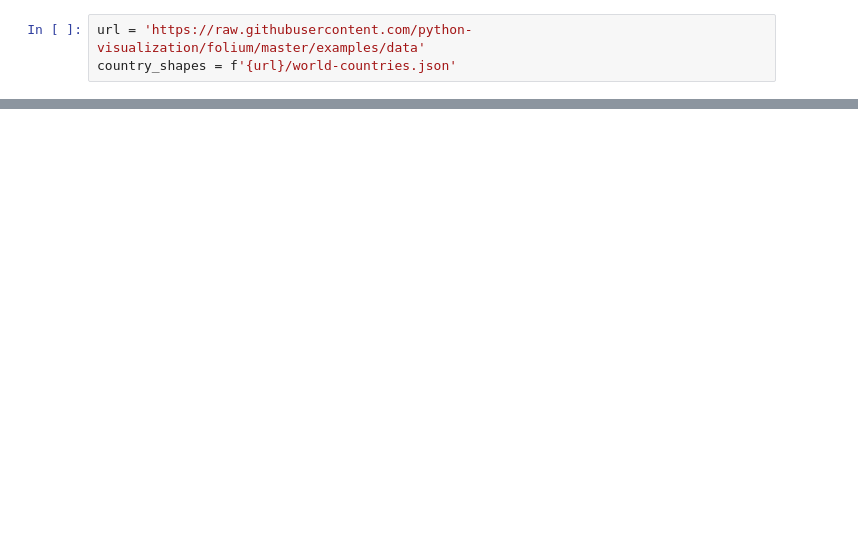
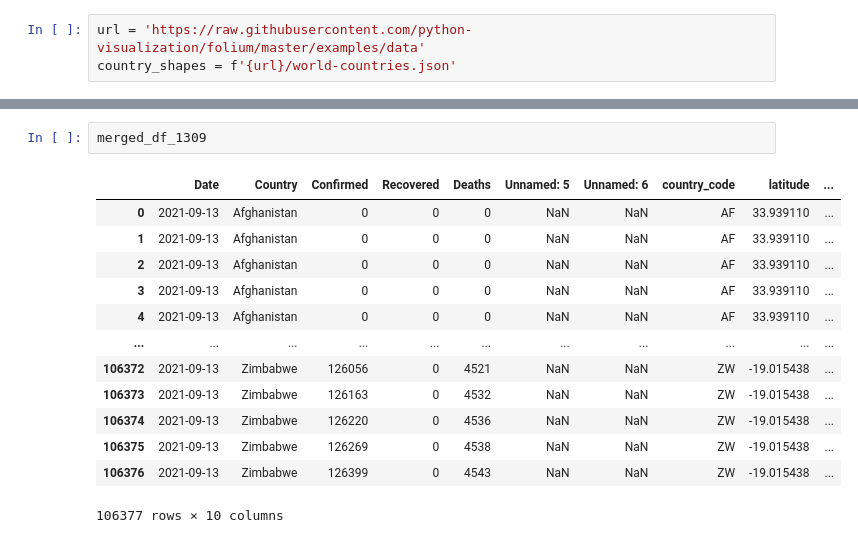
Before and after one commit to simgemulla/covid19-analysis, a Jupyter notebook: covid19.ipynb, the cells around one changed output, grey strips where cells are left out. Saved outputs shown, nothing was run; the diff lists cells and outputs as text; blank space fills up the shorter version.

```diff
--- a/covid19.ipynb
+++ b/covid19.ipynb
@@ -21,0 +98,16 @@ folium.Choropleth(
+# %%
+merged_df_1309
+# %% [output]
+|  | Date | Country | Confirmed | Recovered | Deaths | Unnamed: 5 | Unnamed: 6 | country_code | latitude | ... |
+| 0 | 2021-09-13 | Afghanistan | 0 | 0 | 0 | NaN | NaN | AF | 33.939110 | ... |
+| 1 | 2021-09-13 | Afghanistan | 0 | 0 | 0 | NaN | NaN | AF | 33.939110 | ... |
+| 2 | 2021-09-13 | Afghanistan | 0 | 0 | 0 | NaN | NaN | AF | 33.939110 | ... |
+| 3 | 2021-09-13 | Afghanistan | 0 | 0 | 0 | NaN | NaN | AF | 33.939110 | ... |
+| 4 | 2021-09-13 | Afghanistan | 0 | 0 | 0 | NaN | NaN | AF | 33.939110 | ... |
+| ... | ... | ... | ... | ... | ... | ... | ... | ... | ... | ... |
+| 106372 | 2021-09-13 | Zimbabwe | 126056 | 0 | 4521 | NaN | NaN | ZW | -19.015438 | ... |
+| 106373 | 2021-09-13 | Zimbabwe | 126163 | 0 | 4532 | NaN | NaN | ZW | -19.015438 | ... |
+| 106374 | 2021-09-13 | Zimbabwe | 126220 | 0 | 4536 | NaN | NaN | ZW | -19.015438 | ... |
+| 106375 | 2021-09-13 | Zimbabwe | 126269 | 0 | 4538 | NaN | NaN | ZW | -19.015438 | ... |
+| 106376 | 2021-09-13 | Zimbabwe | 126399 | 0 | 4543 | NaN | NaN | ZW | -19.015438 | ... |
+106377 rows × 10 columns
```
Also changed, not shown: parts of 12 cells of this notebook, 1 other file.
